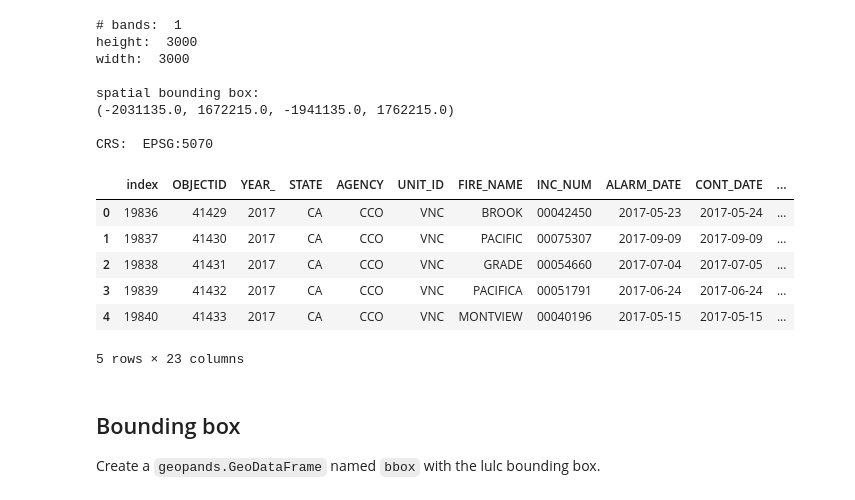
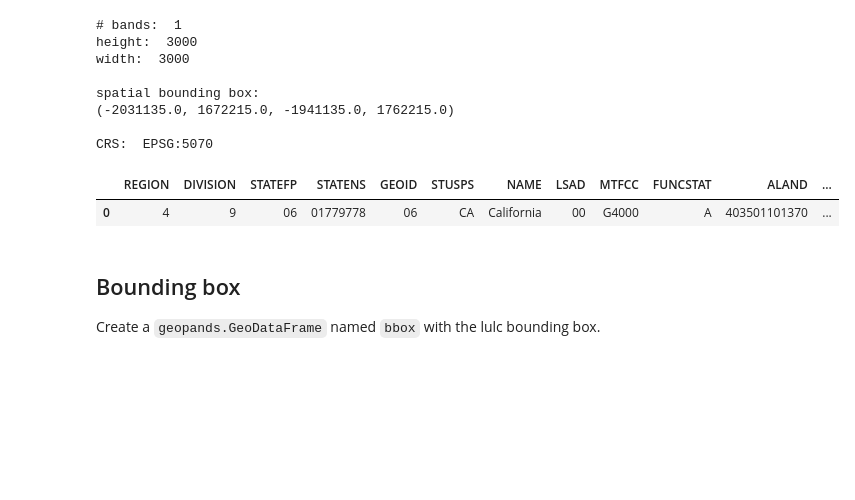
Before and after one commit to kristinaglass/eds220-hwk-4, a Jupyter notebook: hwk4-task1-whitney-map.ipynb, the cells around one changed output. Drawn from its saved outputs; the diff is of its cells as text; code cells hidden in the pictures; blank space fills up the shorter version.

Commit message:
load libraries and import task 2 datasets

```diff
--- a/hwk4-task1-whitney-map.ipynb
+++ b/hwk4-task1-whitney-map.ipynb
@@ -107,17 +108,12 @@ spatial bounding box:
 CRS:  EPSG:5070
 # %%
 # import CA shapefile as ca
-ca = gpd.read_file('data/California_Fire_Perimeters_2017/California_Fire_Perimeters_2017.shp')
+ca = gpd.read_file('https://data.ca.gov/dataset/e212e397-1277-4df3-8c22-40721b095f33/resource/3db1e426-fb51-44f5-82d5-a54d7c6e188b/download/ca-state-boundary.zip')
 #check dataset
 ca.head()
 # %% [output]
-|  | index | OBJECTID | YEAR_ | STATE | AGENCY | UNIT_ID | FIRE_NAME | INC_NUM | ALARM_DATE | CONT_DATE | ... |
-| 0 | 19836 | 41429 | 2017 | CA | CCO | VNC | BROOK | 00042450 | 2017-05-23 | 2017-05-24 | ... |
-| 1 | 19837 | 41430 | 2017 | CA | CCO | VNC | PACIFIC | 00075307 | 2017-09-09 | 2017-09-09 | ... |
-| 2 | 19838 | 41431 | 2017 | CA | CCO | VNC | GRADE | 00054660 | 2017-07-04 | 2017-07-05 | ... |
-| 3 | 19839 | 41432 | 2017 | CA | CCO | VNC | PACIFICA | 00051791 | 2017-06-24 | 2017-06-24 | ... |
-| 4 | 19840 | 41433 | 2017 | CA | CCO | VNC | MONTVIEW | 00040196 | 2017-05-15 | 2017-05-15 | ... |
+|  | REGION | DIVISION | STATEFP | STATENS | GEOID | STUSPS | NAME | LSAD | MTFCC | FUNCSTAT | ALAND | ... |
+| 0 | 4 | 9 | 06 | 01779778 | 06 | CA | California | 00 | G4000 | A | 403501101370 | ... |
-5 rows × 23 columns
 # %% [markdown]
 ## Bounding box
 Create a `geopands.GeoDataFrame` named `bbox` with the lulc bounding box.
```
Also changed, not shown: parts of 2 cells of this notebook, 1 other file.
